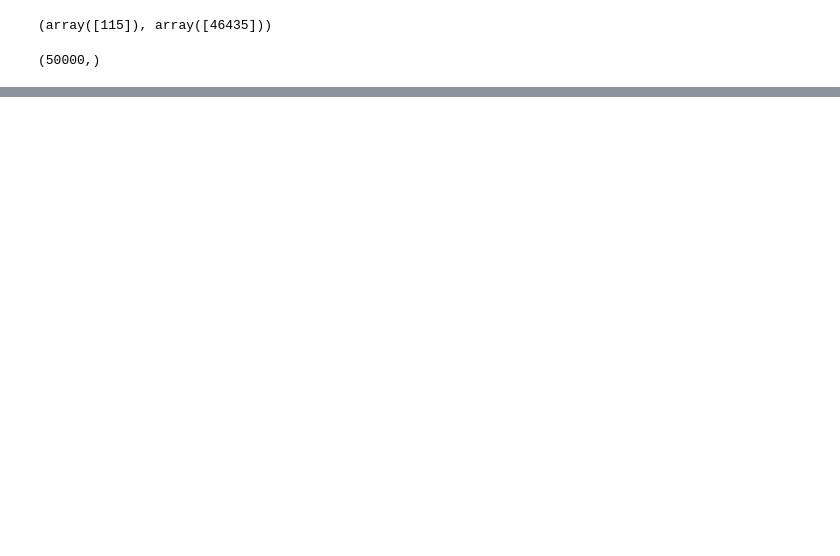
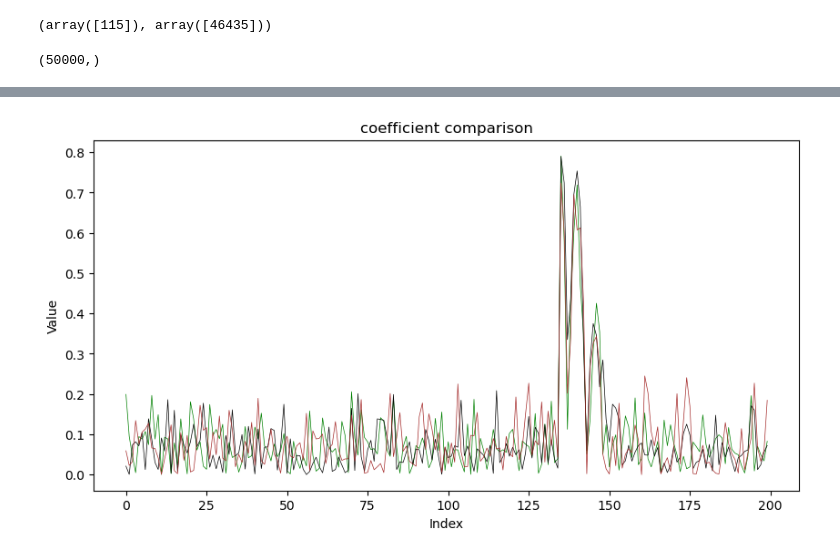
Before and after one commit to blueh0rse/cpa-attack, a Jupyter notebook: analysis.ipynb, the cells around one changed output, grey strips where cells are left out. Drawn from its saved outputs; the diff is of its cells as text; code cells hidden in the pictures; blank space fills up the shorter version.

```diff
--- a/analysis.ipynb
+++ b/analysis.ipynb
@@ -180 +231,27 @@ plt.show()
+# %%
+plt.figure(figsize=(10, 5)) #! 46435
+# plt.plot((all_traces_1[15][0] / 70000)[46300:46500], 'orange', linewidth=0.5)
+# plt.plot((all_traces_2[15][0])[46300:46500], 'red', linewidth=0.5)
+# plt.plot(all_clocks[15][0][46300:46500], 'blue', linewidth=0.5)
+plt.plot(np.abs(coeffs_plot[master_key_1[15]])[46300:46500], 'green', linewidth=0.5)
+plt.plot(np.abs(coeffs_plot[master_key_1[15]])[32200:32400], 'black', linewidth=0.5)
+plt.plot(np.abs(coeffs_plot[master_key_1[15]])[40200:40400], 'brown', linewidth=0.5)
+
+plt.title('coefficient comparison')
+plt.xlabel('Index')
+plt.ylabel('Value')
+plt.show()
+
+# plt.figure(figsize=(10, 5)) #! 46435
+# plt.plot((all_traces_1[15][1] / 70000)[46300:46500], 'orange', linewidth=0.5)
+# plt.plot((all_traces_2[15][1])[46300:46500], 'red', linewidth=0.5)
+# plt.plot(all_clocks[15][1][46300:46500], 'blue', linewidth=0.5)
+# plt.plot(np.abs(coeffs_plot[master_key_1[15]])[46300:46500], 'green', linewidth=0.5)
+
+# plt.title('coefficient comparison')
+# plt.xlabel('Index')
+# plt.ylabel('Value')
+# plt.show()
+# %% [output]
+[figure, added]
 # %% [markdown]
```
Also changed, not shown: parts of 19 cells of this notebook.
